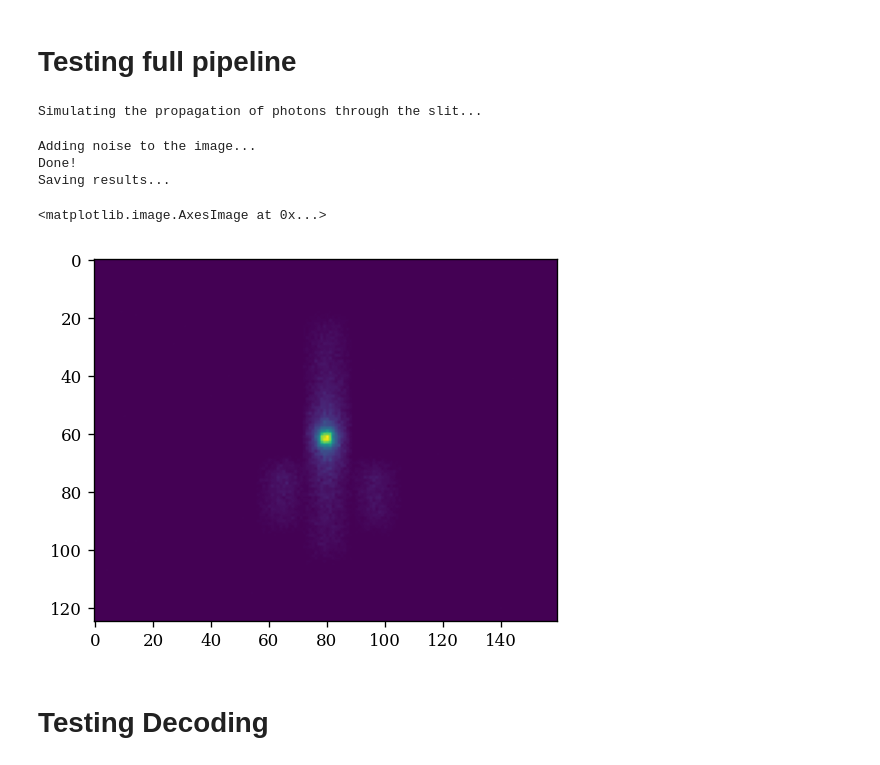
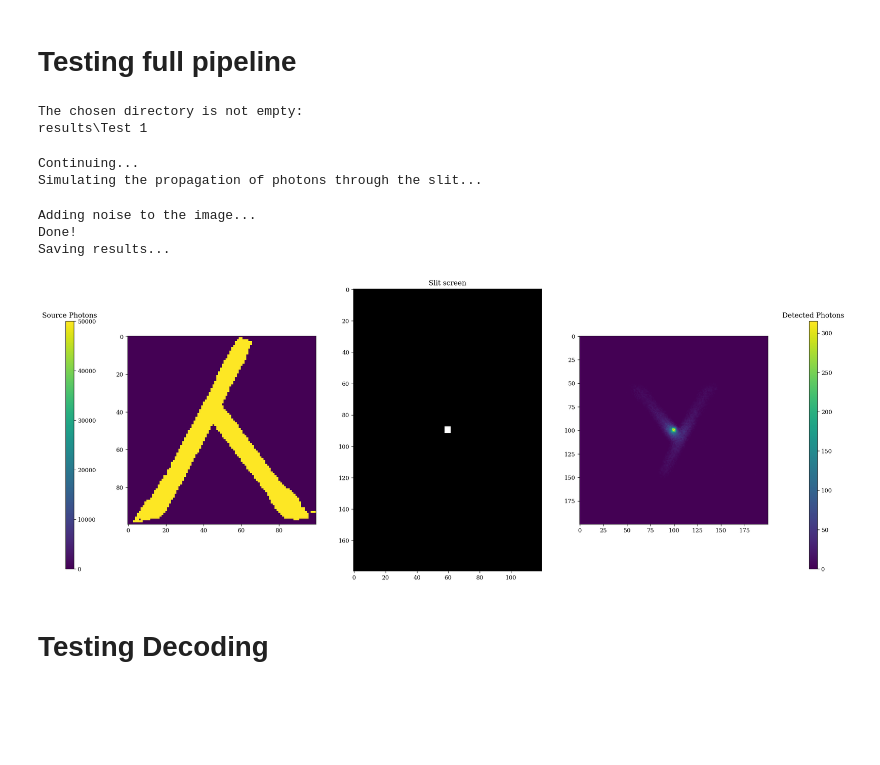
Before and after one commit to Eitan-Sprejer/CodedAperture, a Jupyter notebook: testing.ipynb, the cells around one changed output. Saved outputs shown, nothing was run; the diff lists cells and outputs as text; code cells hidden in the pictures; blank space fills up the shorter version.

```diff
--- a/testing.ipynb
+++ b/testing.ipynb
@@ -39,21 +40,38 @@ for i in range(len(names)):
 # %%
 config_path = "config.json"
 source, slit, sensor, options = get_objects_from_config(config_path)
-simulator = CodApSimulator(
-    options=options, source=source, slit=slit, sensor=sensor
-)
-play_simulation(simulator, config_path)
+simulator = CodApSimulator(options=options, source=source, slit=slit, sensor=sensor)
+play_simulation(simulator=simulator, config_path='config.json')
 # %% [output]
-Simulating the propagation of photons through the slit...
+The chosen directory is not empty:
+results\Test 1
-Adding noise to the image...
-Done!
-Saving results...
+Continuing...
+Simulating the propagation of photons through the slit...
+Adding noise to the image...
+Done!
+Saving results...
-# %%
-image = np.load('results\phi unveven slit_size and sensor_size\image.npy')
-plt.imshow(image)
-# %% [output]
-<matplotlib.image.AxesImage at 0x...>
-[figure, removed]
+# %%
+fig = plt.figure(figsize=(20, 20))
+plt.subplot(2,3, 1)
+vmin, vmax = 0, float(np.max(simulator.source.screen))
+im = plt.imshow(simulator.source.screen, vmin=vmin, vmax=vmax)
+im = plt.imshow(simulator.source.screen)
+cbar_ax = fig.add_axes([0.05, 0.54, 0.01, 0.3])
+fig.colorbar(im, cax=cbar_ax)
+plt.title("Source Photons")
+plt.subplot(2, 3, 2)
+plt.imshow(simulator.slit.mask, cmap="binary_r")
+plt.title("Slit screen")
+plt.subplot(2, 3, 3)
+vmin, vmax = 0, float(np.percentile(simulator.sensor.screen, 99.9))
+im = plt.imshow(simulator.sensor.screen, vmin=vmin, vmax=vmax)
+im = plt.imshow(simulator.sensor.screen)
+cbar_ax = fig.add_axes([0.95, 0.54, 0.01, 0.3])
+fig.colorbar(im, cax=cbar_ax)
+plt.title("Detected Photons")
+plt.savefig(os.path.join(simulator.saving_dir, "results.png"))
+# %% [output]
+[figure, added]
 # %% [markdown]
 # Testing Decoding
 # %% [markdown]
```
Also changed, not shown: parts of 1 cell of this notebook, 9 other files.
